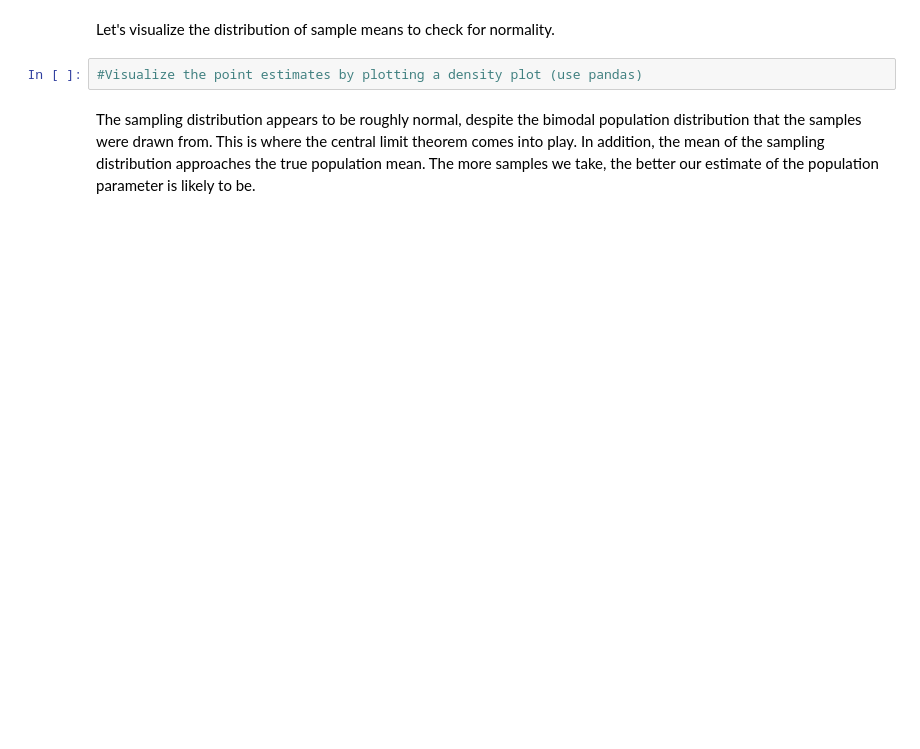
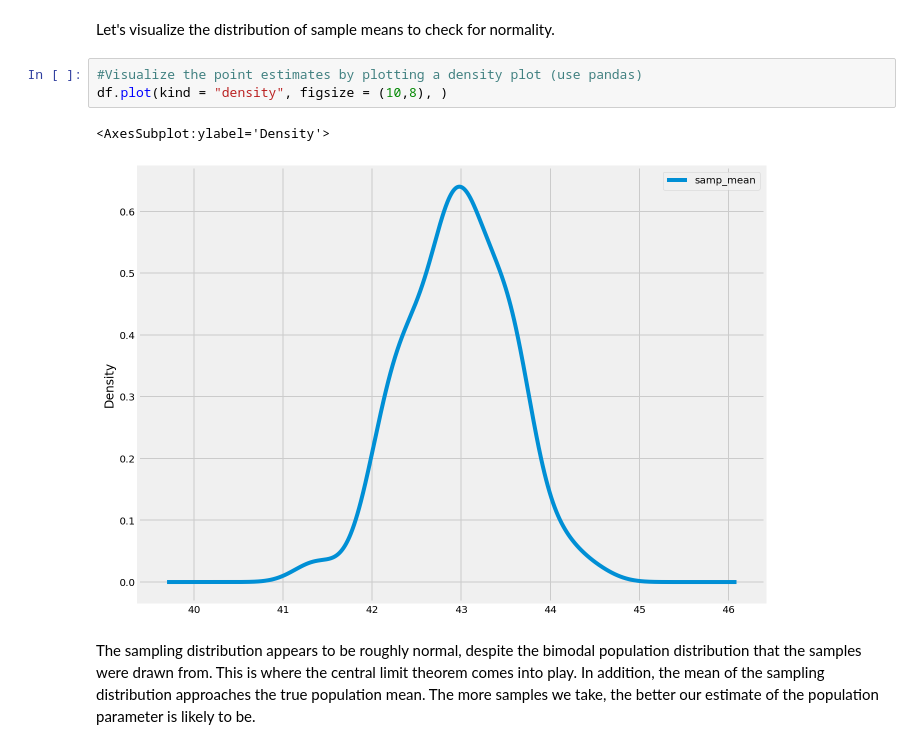
Before and after one commit to dendar/dsc-confidence-intervals-lab, a Jupyter notebook: index.ipynb, the cells around one changed output. Drawn from its saved outputs; the diff is of its cells as text; blank space fills up the shorter version.

```diff
--- a/index.ipynb
+++ b/index.ipynb
@@ -113,6 +152,10 @@ point_estimates = []         # Make empty list to hold point estimates
 Let's visualize the distribution of sample means to check for normality.
 # %%
 #Visualize the point estimates by plotting a density plot (use pandas)
+df.plot(kind = "density", figsize = (10,8), )
+# %% [output]
+<AxesSubplot:ylabel='Density'>
+[figure, added]
 # %% [markdown]
 The sampling distribution appears to be roughly normal, despite the bimodal population distribution that the samples were drawn from. This is where the central limit theorem comes into play. In addition, the mean of the sampling distribution approaches the true population mean. The more samples we take, the better our estimate of the population parameter is likely to be.
 # %% [markdown]
```
Also changed, not shown: parts of 7 cells of this notebook.
